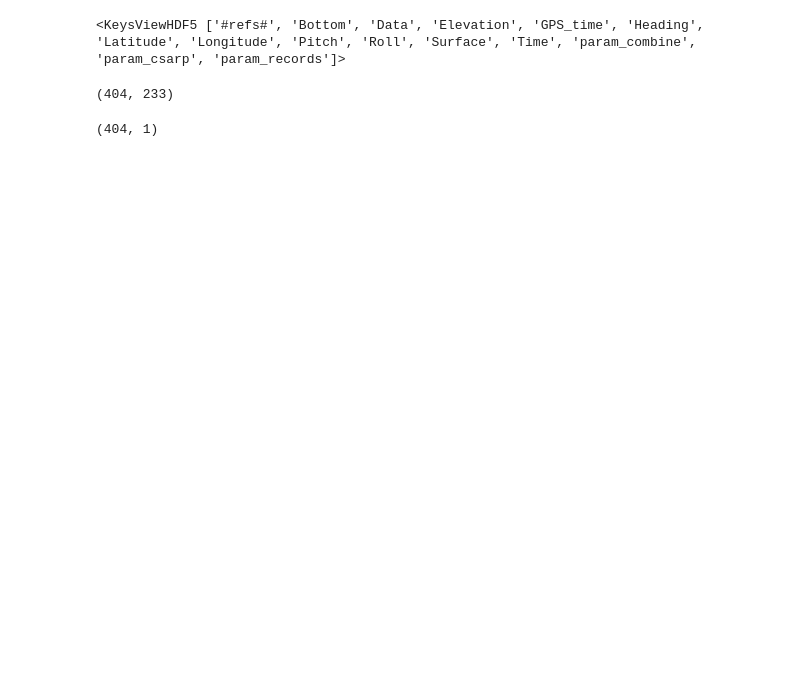
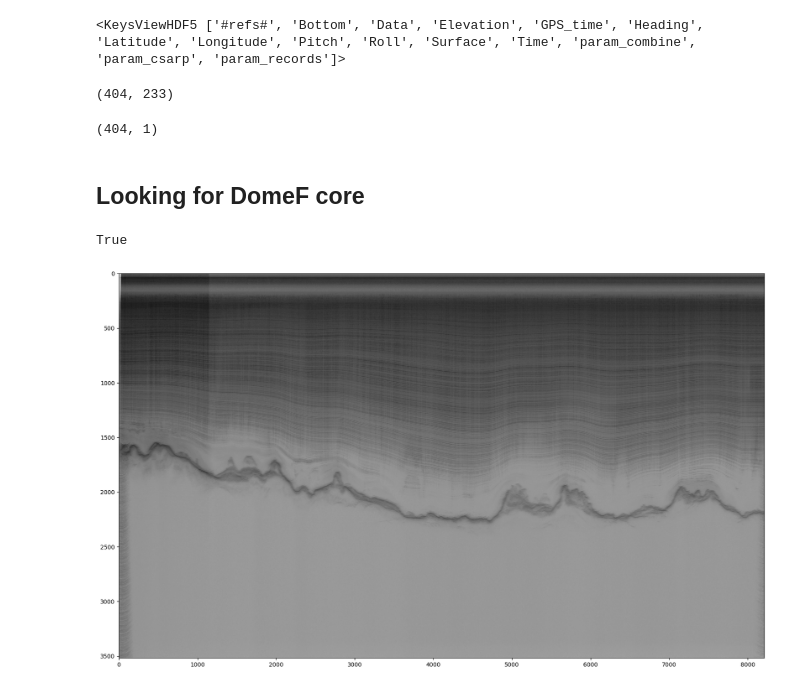
Before and after one commit to qiceradar/radar_wrangler, a Jupyter notebook: code/data_exploration/plot_cresis_mat.ipynb, the cells around one changed output. Saved outputs shown, nothing was run; the diff lists cells and outputs as text; code cells hidden in the pictures; blank space fills up the shorter version.

```diff
--- a/code/data_exploration/plot_cresis_mat.ipynb
+++ b/code/data_exploration/plot_cresis_mat.ipynb
@@ -179,3 +183,22 @@ radargram.shape
 ff['Longitude'].shape
 # %% [output]
 (404, 1)
+# %% [markdown]
+## Looking for DomeF core
+# %%
+domef_filepath = "/Users/lindzey/RadarData/ANTARCTIC/CRESIS/2018_Antarctica_Ground/CSARP_standard/20181231_01/Data_20181231_01_001.mat"
+
+os.path.exists(domef_filepath)
+# %% [output]
+True
+# %%
+ff = h5py.File(domef_filepath, 'r')
+radargram = ff['Data']
+radargram = np.log(np.array(radargram).transpose())
+fig = plt.figure(figsize=(20, 12))
+ax1 = fig.subplots(1)
+
+ax1.imshow(radargram, cmap='Greys', aspect='auto')
+fig.savefig("domef_cresis_20181231.png")
+# %% [output]
+[figure, added]
```
Also changed, not shown: parts of 17 cells of this notebook, 1 other file.
